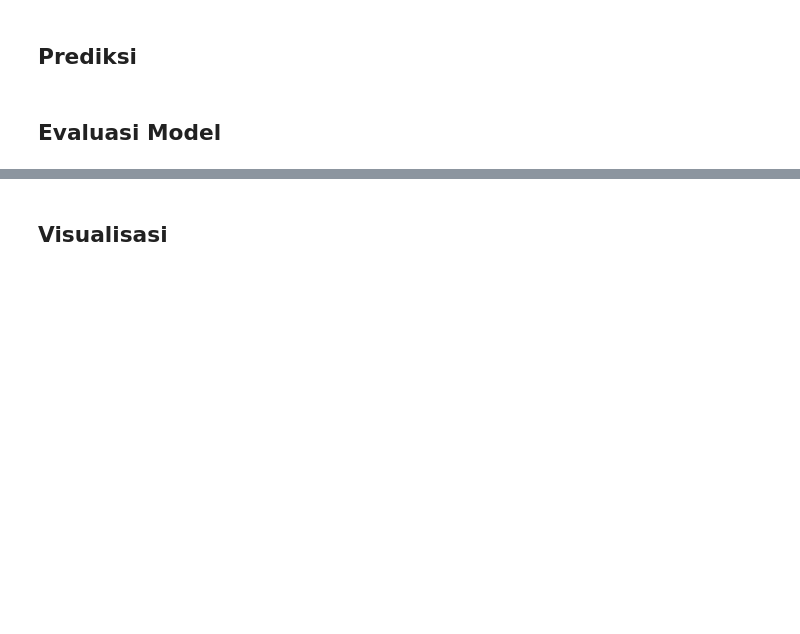
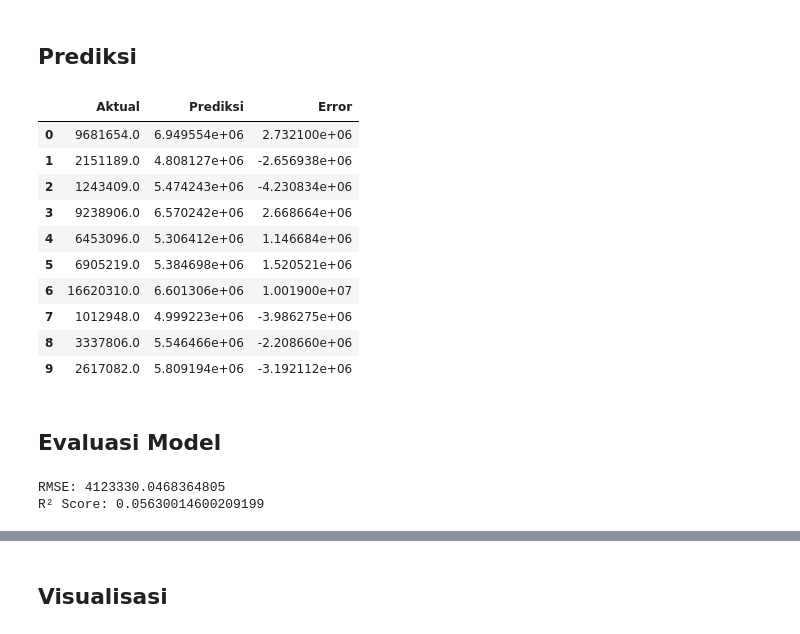
Before and after one commit to aeiprsty/praproses-data-regresi-linier, a Jupyter notebook: F1E124067_PutriPrayesti_MultipleRegression.ipynb, the cells around one changed output, grey strips where cells are left out. Cells and saved outputs as stored; diff of their text form; code cells hidden in the pictures; blank space fills up the shorter version.

```diff
--- a/F1E124067_PutriPrayesti_MultipleRegression.ipynb
+++ b/F1E124067_PutriPrayesti_MultipleRegression.ipynb
@@ -741,7 +679,0 @@ y = df_preprocessed["Total_Pembelian"]
-# %%
-X_train, X_test, y_train, y_test = train_test_split(
-    X,
-    y,
-    test_size=0.2,
-    random_state=42
-)
@@ -867,4 +774,44 @@ Ukuran df_preprocessed: (302, 27)
 # %% [markdown]
 ## Prediksi
+# %%
+# Prediksi pada data testing
+y_pred = model.predict(X_test)
+
+# Membuat tabel aktual vs prediksi
+hasil_prediksi = pd.DataFrame({
+    "Aktual": y_test.values,
+    "Prediksi": y_pred
+})
+
+# Menghitung error/selisih
+hasil_prediksi["Error"] = (
+    hasil_prediksi["Aktual"] - hasil_prediksi["Prediksi"]
+)
+
+display(hasil_prediksi.head(10))
+# %% [output]
+|  | Aktual | Prediksi | Error |
+| 0 | 9681654.0 | 6.949554e+06 | 2.732100e+06 |
+| 1 | 2151189.0 | 4.808127e+06 | -2.656938e+06 |
+| 2 | 1243409.0 | 5.474243e+06 | -4.230834e+06 |
+| 3 | 9238906.0 | 6.570242e+06 | 2.668664e+06 |
+| 4 | 6453096.0 | 5.306412e+06 | 1.146684e+06 |
+| 5 | 6905219.0 | 5.384698e+06 | 1.520521e+06 |
+| 6 | 16620310.0 | 6.601306e+06 | 1.001900e+07 |
+| 7 | 1012948.0 | 4.999223e+06 | -3.986275e+06 |
+| 8 | 3337806.0 | 5.546466e+06 | -2.208660e+06 |
+| 9 | 2617082.0 | 5.809194e+06 | -3.192112e+06 |
 # %% [markdown]
 ## Evaluasi Model
+# %%
+from sklearn.metrics import mean_squared_error, r2_score
+import numpy as np
+
+rmse = np.sqrt(mean_squared_error(y_test, y_pred))
+r2 = r2_score(y_test, y_pred)
+
+print("RMSE:", rmse)
+print("R² Score:", r2)
+# %% [output]
+RMSE: 4123330.0468364805
+R² Score: 0.05630014600209199
```
Also changed, not shown: parts of 37 cells of this notebook.
